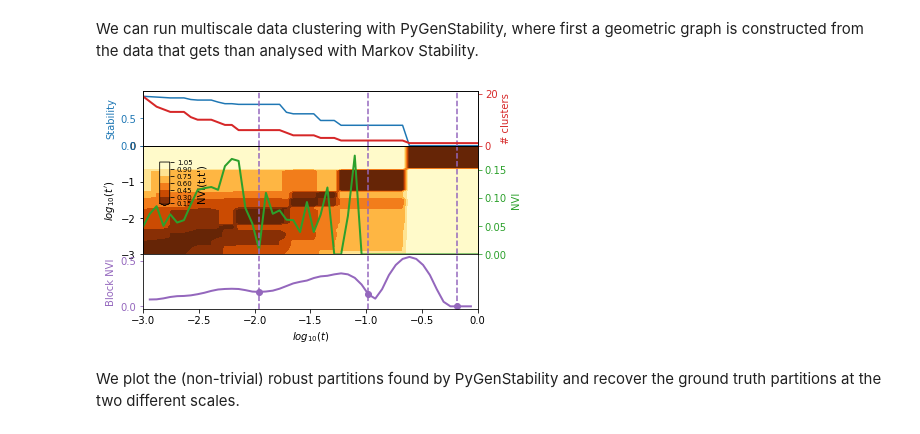
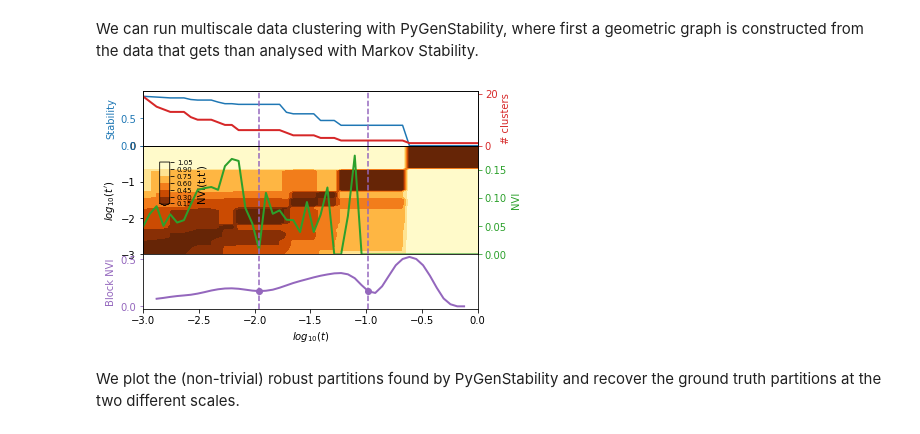
Before and after one commit to barahona-research-group/PyGenStability, a Jupyter notebook: examples/Example_7_data_clustering.ipynb, the cells around one changed output. Cells and saved outputs as stored; diff of their text form; code cells hidden in the pictures.

```diff
--- a/examples/Example_7_data_clustering.ipynb
+++ b/examples/Example_7_data_clustering.ipynb
@@ -80,13 +80,15 @@ clustering = pgs.DataClustering(
     constructor="linearized",
     min_scale=-3.0,
     max_scale=0.0,
-    n_scale=50,)
+    n_scale=50,
+    with_spectral_gap=True)
 results = clustering.fit(X)
 # %%
 # summary plot for PyGenStability scan
+clustering.scale_selection(kernel_size=0.2)
 clustering.plot_scan()
 # %% [output]
-[figure, old version]
+[figure, new version]
 # %% [markdown]
 We plot the (non-trivial) robust partitions found by PyGenStability and recover the ground truth partitions at the two different scales.
 # %%
```
Also changed, not shown: 1 other file.
